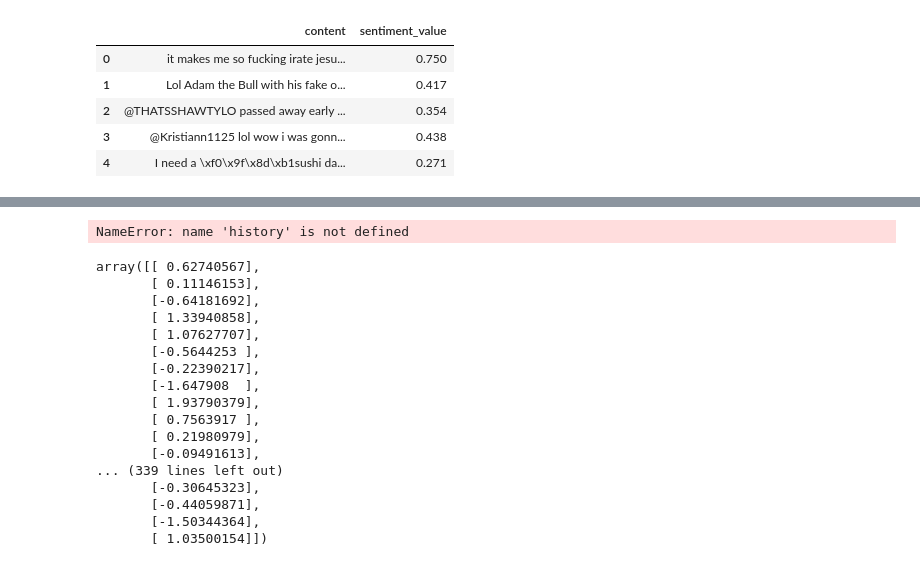
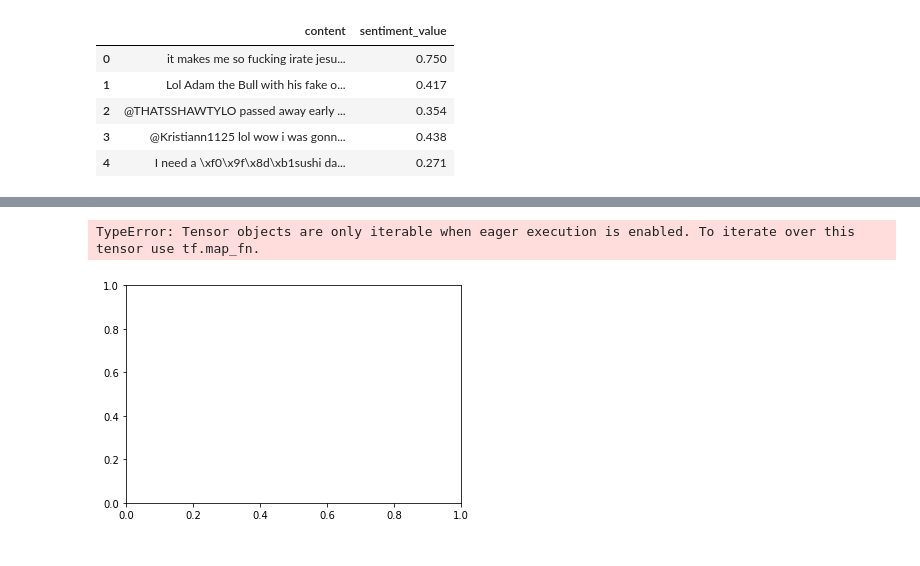
Before and after one commit to fayeed/newsAnalysis, a Jupyter notebook: notebooks/main1.ipynb, the cells around one changed output, grey strips where cells are left out. Drawn from its saved outputs; the diff is of its cells as text; code cells hidden in the pictures.

```diff
--- a/notebooks/main1.ipynb
+++ b/notebooks/main1.ipynb
@@ -42,0 +38,7 @@ y = train_data['sentiment_value'].values
+# %%
+from sklearn.preprocessing import MinMaxScaler
+scaler = MinMaxScaler()
+y = train_data['sentiment_value'].values
+y = y.reshape(-1, 1)
+y = scaler.fit_transform(y)
+y
@@ -46,12 +56,3 @@ tokenizer = Tokenizer()
 tokenizer.fit_on_texts(train_data.content.values)
 post_seq = tokenizer.texts_to_sequences(train_data.content.values)
 post_seq_padded = pad_sequences(post_seq, maxlen=MAX_LENGTH)
-# %%
-from sklearn.preprocessing import StandardScaler
-sc = StandardScaler()
-y = y.reshape(-1, 1)
-y = sc.fit_transform(y)
-# scalarX.fit(post_seq_padded)
-# scalarY.fit(y.reshape(1700,1))
-X_train, X_test, y_train, y_test = train_test_split(post_seq_padded, y, test_size=0.05)
-X_train
@@ -119,6 +120,11 @@ Epoch 10/10
 # %%
-df = pd.DataFrame({'epochs':history.epoch, 'accuracy': history.history['acc'], 'validation_accuracy': history.history['val_acc']})
-g = sns.pointplot(x="epochs", y="accuracy", data=df, fit_reg=False)
-g = sns.pointplot(x="epochs", y="validation_accuracy", data=df, fit_reg=False, color='green')
+# df = pd.DataFrame({'epochs':history.epoch, 'accuracy': history.history['val_acc'], 'validation_accuracy': history.history['val_acc']})
+# g = sns.pointplot(x="epochs", y="accuracy", data=df, fit_reg=False)
+# g = sns.pointplot(x="epochs", y="validation_accuracy", data=df, fit_reg=False, color='green')
+# from matplotlib import pyplot
+# pyplot.plot(history.history['mean_squared_error'])
+# pyplot.plot(history.history['mean_absolute_error'])
+# pyplot.plot(history.history['mean_absolute_percentage_error'])
+# pyplot.plot(history.history['cosine_proximity'])
+# pyplot.show()
+# history.history
-# %% [output]
-NameError: name 'history' is not defined
@@ -129,20 +131,17 @@ predicted = np.argmax(predicted, axis=1)
+# %%
+predicted = model.predict(X_test)
+# predicted
+# predicted = np.argmax(predicted, axis=1)
+# accuracy_score(y_test, predicted)
+x = np.random.rand(355)
+len(x)
+plt.scatter(x[:20],predicted[:20])
+plt.scatter(x[:20],y_test[:20])
+from sklearn.metrics import mean_squared_error
+score = np.sqrt(mean_squared_error(predicted, y_test))
+score
+# %% [output]
+TypeError: Tensor objects are only iterable when eager execution is enabled. To iterate over this tensor use tf.map_fn.
+[figure, added]
 # %%
 y_test
-# %% [output]
-array([[ 0.62740567],
-       [ 0.11146153],
-       [-0.64181692],
-       [ 1.33940858],
-       [ 1.07627707],
-       [-0.5644253 ],
-       [-0.22390217],
-       [-1.647908  ],
-       [ 1.93790379],
-       [ 0.7563917 ],
-       [ 0.21980979],
-       [-0.09491613],
-... (339 lines left out)
-       [-0.30645323],
-       [-0.44059871],
-       [-1.50344364],
-       [ 1.03500154]])
```
Also changed, not shown: parts of 13 cells of this notebook, 1 other file.
